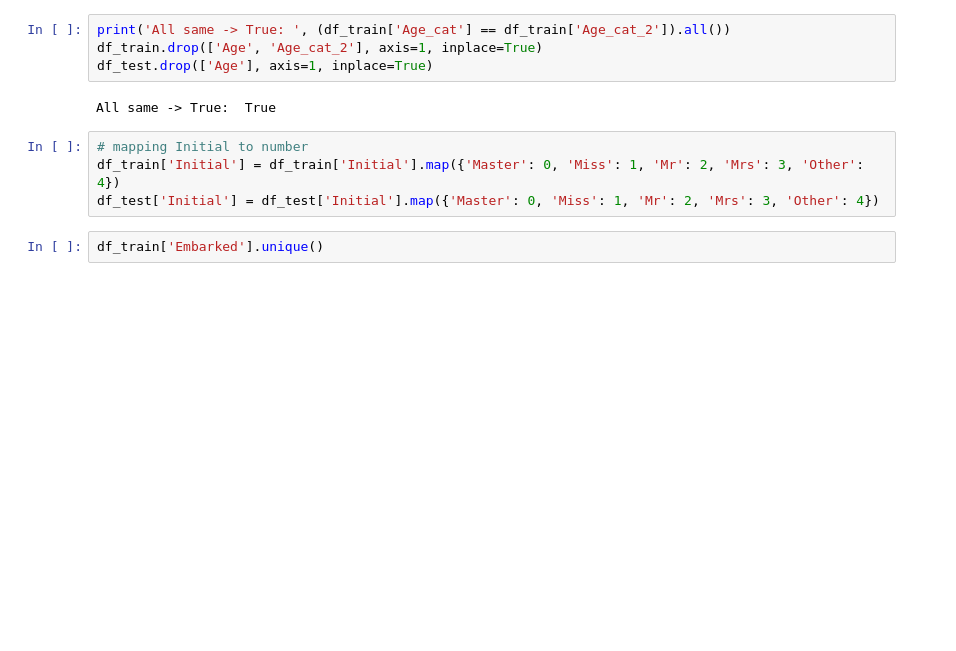
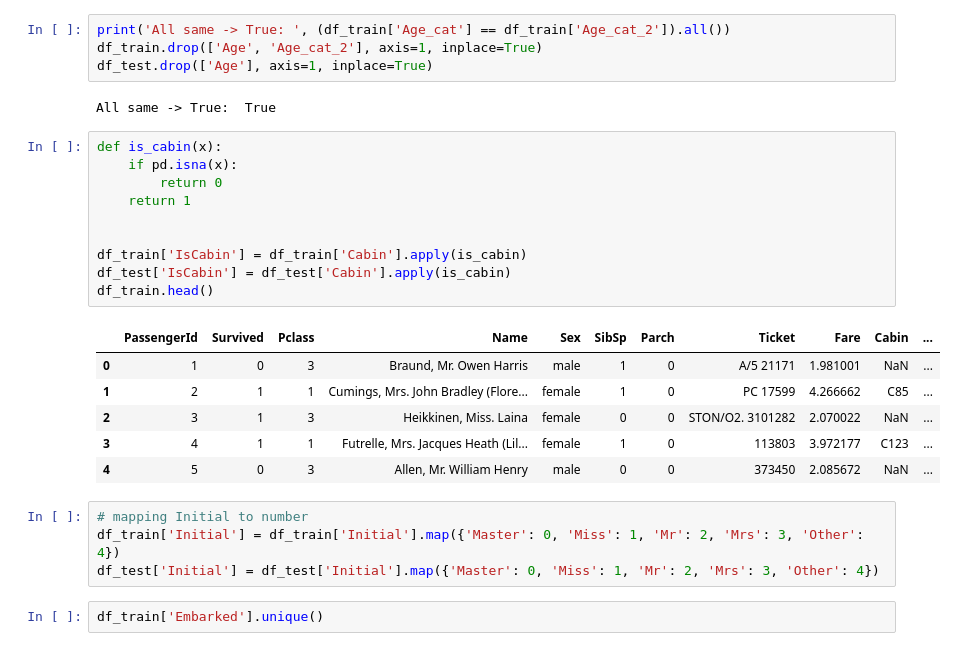
Before and after one commit to fidemin/machine-learning-practice, a Jupyter notebook: real_practice/01_titanic/titanic_ml.ipynb, the cells around one changed output. Drawn from its saved outputs; the diff is of its cells as text; blank space fills up the shorter version.

```diff
--- a/real_practice/01_titanic/titanic_ml.ipynb
+++ b/real_practice/01_titanic/titanic_ml.ipynb
@@ -125,6 +125,23 @@ df_train.drop(['Age', 'Age_cat_2'], axis=1, inplace=True)
 df_test.drop(['Age'], axis=1, inplace=True)
 # %% [output]
 All same -> True:  True
+# %%
+def is_cabin(x):
+    if pd.isna(x):
+        return 0
+    return 1
+
+
+df_train['IsCabin'] = df_train['Cabin'].apply(is_cabin)
+df_test['IsCabin'] = df_test['Cabin'].apply(is_cabin)
+df_train.head()
+# %% [output]
+|  | PassengerId | Survived | Pclass | Name | Sex | SibSp | Parch | Ticket | Fare | Cabin | ... |
+| 0 | 1 | 0 | 3 | Braund, Mr. Owen Harris | male | 1 | 0 | A/5 21171 | 1.981001 | NaN | ... |
+| 1 | 2 | 1 | 1 | Cumings, Mrs. John Bradley (Flore... | female | 1 | 0 | PC 17599 | 4.266662 | C85 | ... |
+| 2 | 3 | 1 | 3 | Heikkinen, Miss. Laina | female | 0 | 0 | STON/O2. 3101282 | 2.070022 | NaN | ... |
+| 3 | 4 | 1 | 1 | Futrelle, Mrs. Jacques Heath (Lil... | female | 1 | 0 | 113803 | 3.972177 | C123 | ... |
+| 4 | 5 | 0 | 3 | Allen, Mr. William Henry | male | 0 | 0 | 373450 | 2.085672 | NaN | ... |
 # %%
 # mapping Initial to number
 df_train['Initial'] = df_train['Initial'].map({'Master': 0, 'Miss': 1, 'Mr': 2, 'Mrs': 3, 'Other': 4})
```
Also changed, not shown: parts of 6 cells of this notebook, 2 other files.
